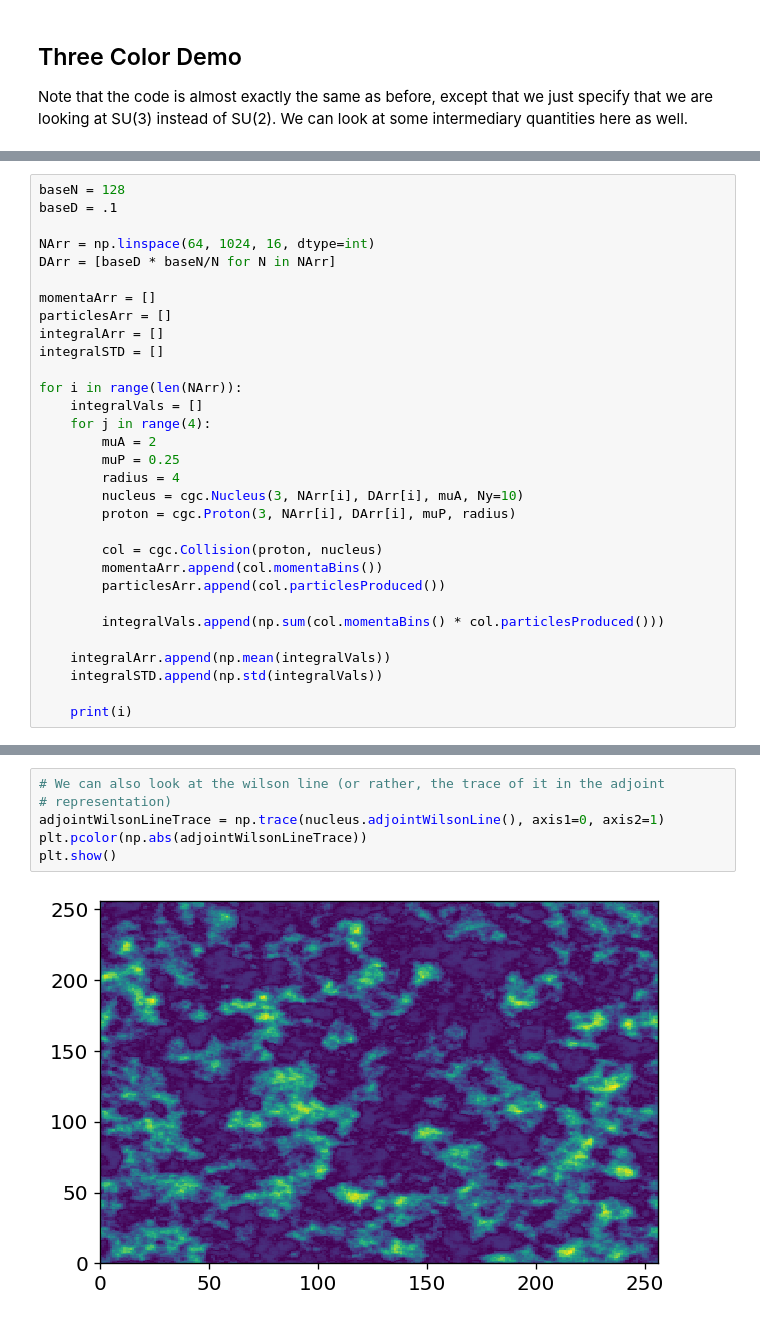
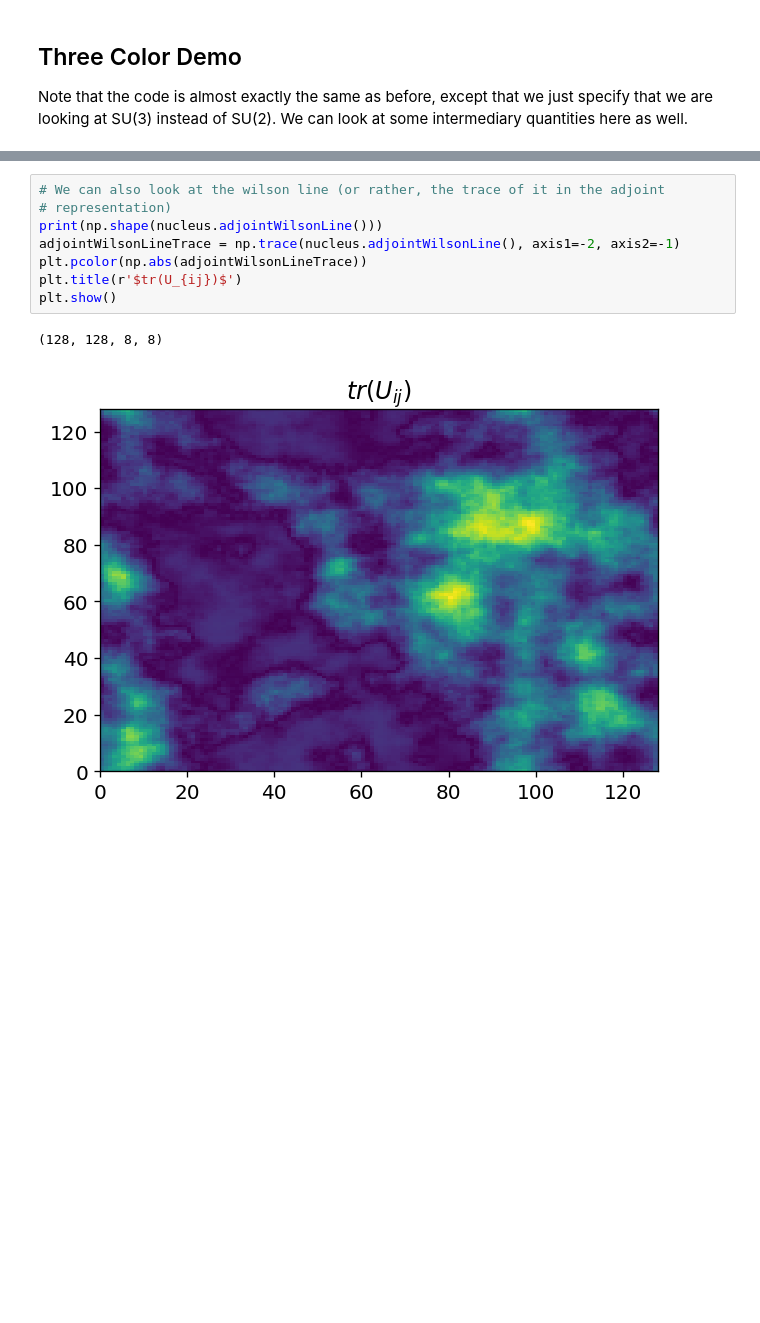
Before and after one commit to Jfeatherstone/ColorGlass, a Jupyter notebook: demo.ipynb, the cells around one changed output, grey strips where cells are left out. Cells and saved outputs as stored; diff of their text form; blank space fills up the shorter version.

```diff
--- a/demo.ipynb
+++ b/demo.ipynb
@@ -91,31 +101,0 @@ Calculating Nucleus wilson line..........
-# %%
-baseN = 128
-baseD = .1
-
-NArr = np.linspace(64, 1024, 16, dtype=int)
-DArr = [baseD * baseN/N for N in NArr]
-
-momentaArr = []
-particlesArr = []
-integralArr = []
-integralSTD = []
-
-for i in range(len(NArr)):
-    integralVals = []
-    for j in range(4):
-        muA = 2
-        muP = 0.25
-        radius = 4
-        nucleus = cgc.Nucleus(3, NArr[i], DArr[i], muA, Ny=10)
-        proton = cgc.Proton(3, NArr[i], DArr[i], muP, radius)
-
-        col = cgc.Collision(proton, nucleus)
-        momentaArr.append(col.momentaBins())
-        particlesArr.append(col.particlesProduced())
-
-        integralVals.append(np.sum(col.momentaBins() * col.particlesProduced()))
-
-    integralArr.append(np.mean(integralVals))
-    integralSTD.append(np.std(integralVals))
-
-    print(i)
@@ -197,9 +133,12 @@ plt.show()
 # %%
 # We can also look at the wilson line (or rather, the trace of it in the adjoint
 # representation)
-adjointWilsonLineTrace = np.trace(nucleus.adjointWilsonLine(), axis1=0, axis2=1)
+print(np.shape(nucleus.adjointWilsonLine()))
+adjointWilsonLineTrace = np.trace(nucleus.adjointWilsonLine(), axis1=-2, axis2=-1)
 plt.pcolor(np.abs(adjointWilsonLineTrace))
+plt.title(r'$tr(U_{ij})$')
 plt.show()
 # %% [output]
+(128, 128, 8, 8)
-[figure, old version]
+[figure, new version]
 # %%
```
Also changed, not shown: parts of 8 cells of this notebook, 1 other file.
